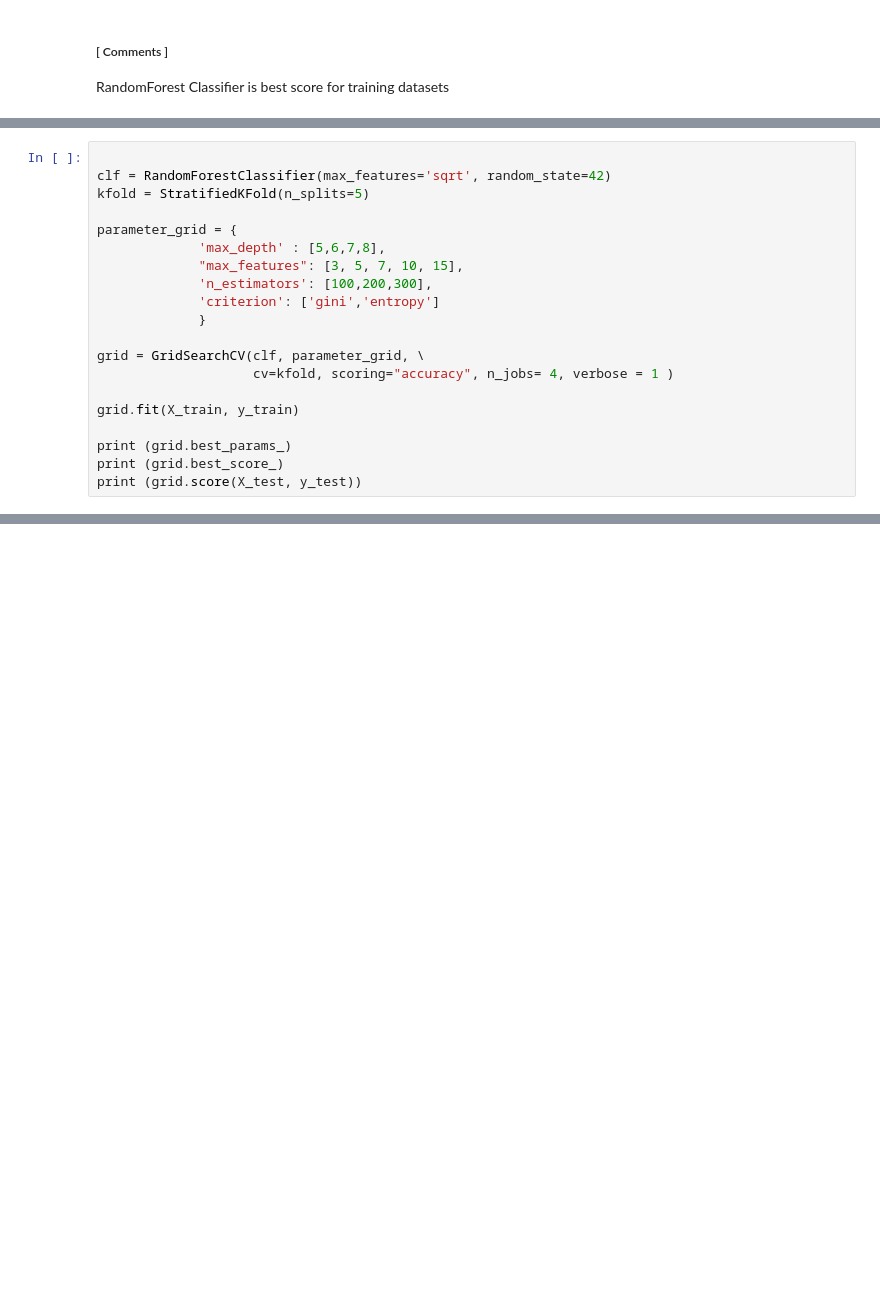
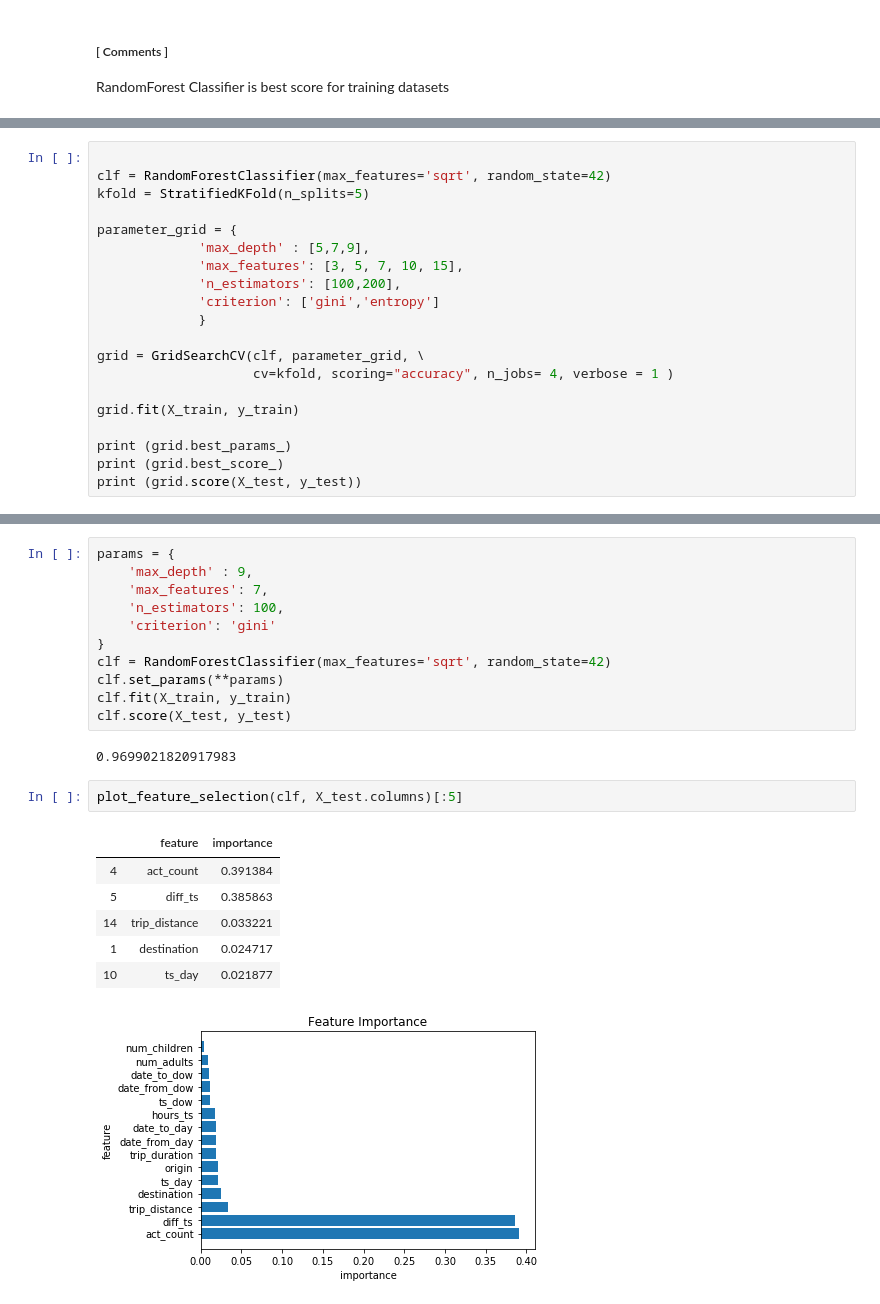
Before and after one commit to giallo41/book_destination, a Jupyter notebook: model.ipynb, the cells around one changed output, grey strips where cells are left out. Drawn from its saved outputs; the diff is of its cells as text; blank space fills up the shorter version.

```diff
--- a/model.ipynb
+++ b/model.ipynb
@@ -224,9 +236,9 @@ clf = RandomForestClassifier(max_features='sqrt', random_state=42)
 kfold = StratifiedKFold(n_splits=5)
 
 parameter_grid = {
-             'max_depth' : [5,6,7,8],
-             "max_features": [3, 5, 7, 10, 15],
-             'n_estimators': [100,200,300],
+             'max_depth' : [5,7,9],
+             'max_features': [3, 5, 7, 10, 15],
+             'n_estimators': [100,200],
              'criterion': ['gini','entropy']
              }
 
@@ -245,0 +262,23 @@ KeyboardInterrupt:
+# %%
+params = {
+    'max_depth' : 9,
+    'max_features': 7,
+    'n_estimators': 100,
+    'criterion': 'gini'
+}
+clf = RandomForestClassifier(max_features='sqrt', random_state=42)
+clf.set_params(**params)
+clf.fit(X_train, y_train)
+clf.score(X_test, y_test)
+# %% [output]
+0.9699021820917983
+# %%
+plot_feature_selection(clf, X_test.columns)[:5]
+# %% [output]
+|  | feature | importance |
+| 4 | act_count | 0.391384 |
+| 5 | diff_ts | 0.385863 |
+| 14 | trip_distance | 0.033221 |
+| 1 | destination | 0.024717 |
+| 10 | ts_day | 0.021877 |
+[figure, added]
```
Also changed, not shown: parts of 14 cells of this notebook, 2 other files.
